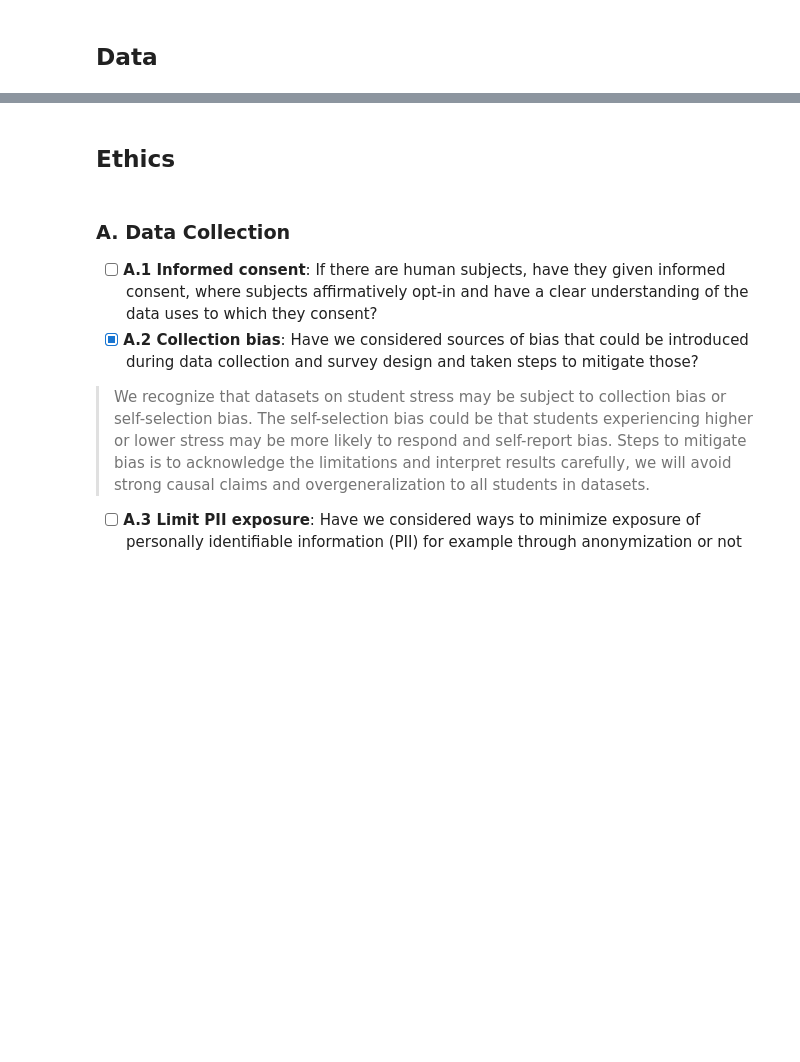
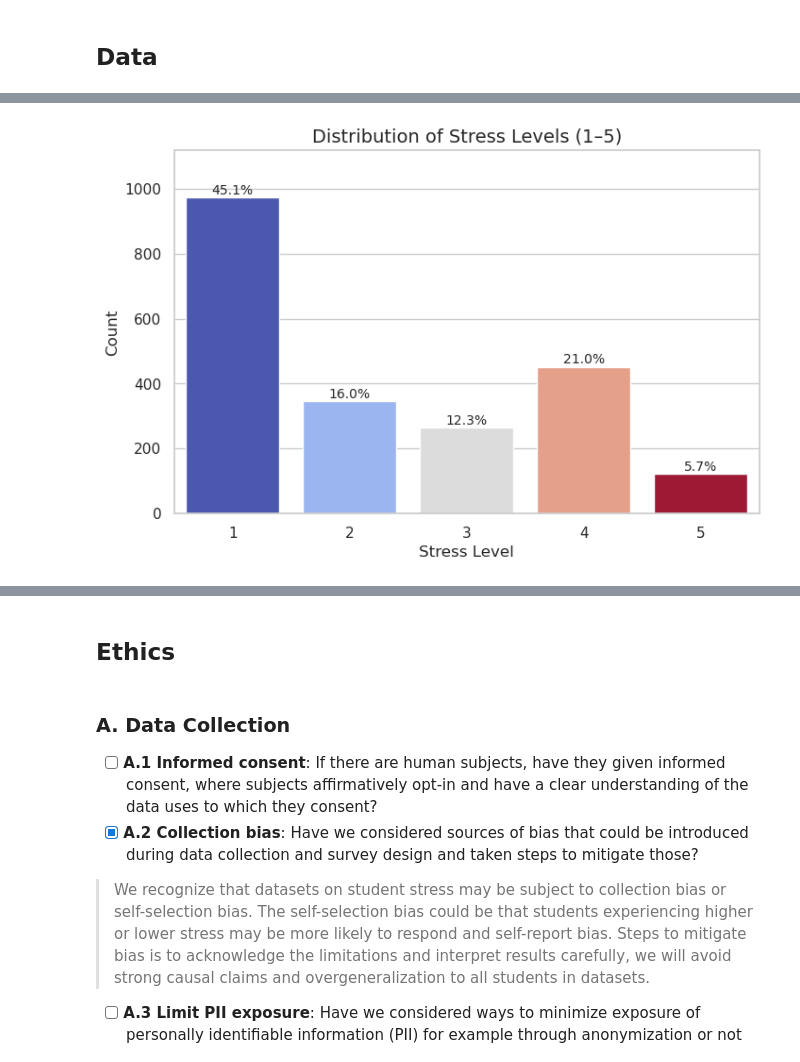
Before and after one commit to COGS108/Group054_WI26, a Jupyter notebook: 03-FinalProject.ipynb, the cells around one changed output, grey strips where cells are left out. Saved outputs shown, nothing was run; the diff lists cells and outputs as text; code cells hidden in the pictures; blank space fills up the shorter version.

```diff
--- a/03-FinalProject.ipynb
+++ b/03-FinalProject.ipynb
@@ -141,0 +429,20 @@ Some more words and stuff.  Remember notebooks work best if you interleave the c
+# %%
+# a better version of above !
+
+stress_counts = df_all['stress'].value_counts().sort_index()
+stress_percent = stress_counts / stress_counts.sum() * 100
+
+plt.figure(figsize=(8,5))
+
+sns.barplot(x=stress_counts.index, y=stress_counts.values, hue=stress_counts.index, palette="coolwarm", legend=False)
+
+for i, (count, pct) in enumerate(zip(stress_counts.values, stress_percent.values)):
+    plt.text(i, count + 1, f"{pct:.1f}%", ha='center', va='bottom', fontsize=10)
+
+plt.title("Distribution of Stress Levels (1–5)", fontsize=14)
+plt.xlabel("Stress Level", fontsize=12)
+plt.ylabel("Count", fontsize=12)
+plt.ylim(0, stress_counts.max() + stress_counts.max()*0.15)  # Add some headroom for annotations
+plt.show()
+# %% [output]
+[figure, added]
```
Also changed, not shown: parts of 40 cells of this notebook.
